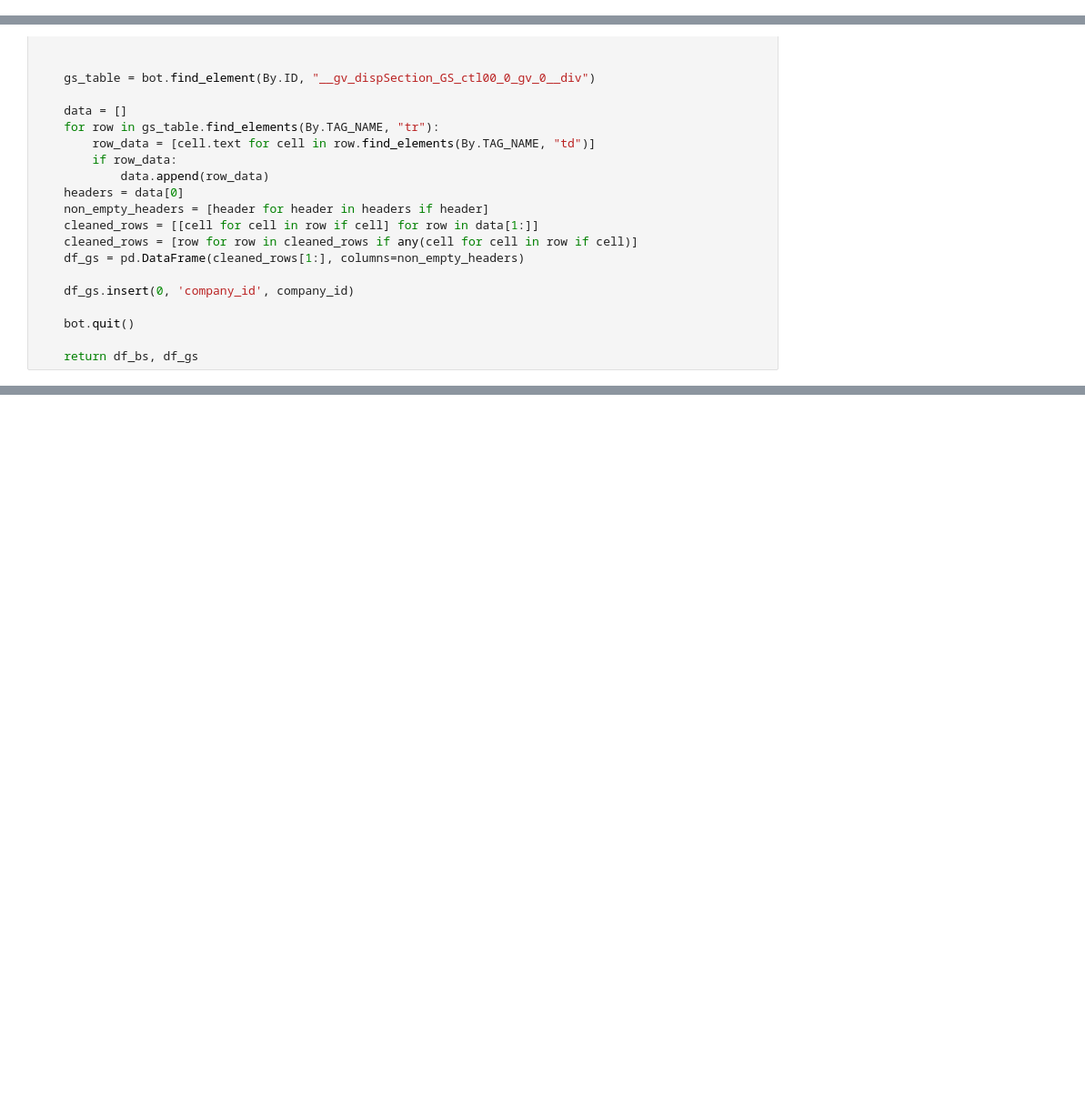
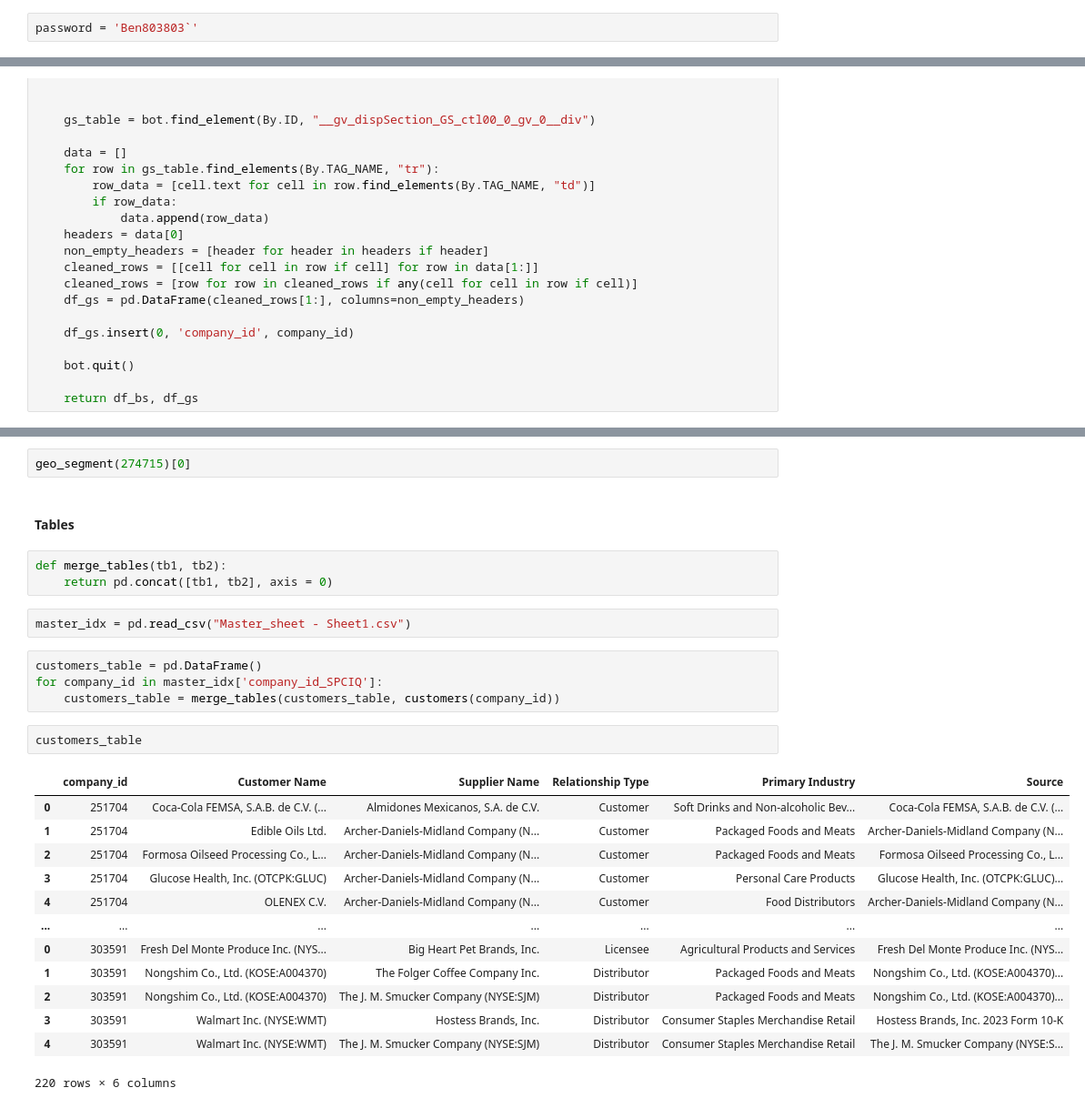
Before and after one commit to julietytsai/teamdigest, a Jupyter notebook: CIQScraper.ipynb, the cells around one changed output, grey strips where cells are left out. Shown at 91% size. Drawn from its saved outputs; the diff is of its cells as text; blank space fills up the shorter version.

```diff
--- a/CIQScraper.ipynb
+++ b/CIQScraper.ipynb
@@ -27,3 +26,5 @@ password = getpass.getpass()
+# %%
+password = 'Ben803803`'
 # %% [markdown]
 #### 1. Customers
 # %%
@@ -444,0 +423,29 @@ geo_segment(274715)[1]
+# %%
+geo_segment(274715)[0]
+# %% [markdown]
+#### Tables
+# %%
+def merge_tables(tb1, tb2):
+    return pd.concat([tb1, tb2], axis = 0)
+# %%
+master_idx = pd.read_csv("Master_sheet - Sheet1.csv")
+# %%
+customers_table = pd.DataFrame()
+for company_id in master_idx['company_id_SPCIQ']:
+    customers_table = merge_tables(customers_table, customers(company_id))
+# %%
+customers_table
+# %% [output]
+|  | company_id | Customer Name | Supplier Name | Relationship Type | Primary Industry | Source |
+| 0 | 251704 | Coca-Cola FEMSA, S.A.B. de C.V. (... | Almidones Mexicanos, S.A. de C.V. | Customer | Soft Drinks and Non-alcoholic Bev... | Coca-Cola FEMSA, S.A.B. de C.V. (... |
+| 1 | 251704 | Edible Oils Ltd. | Archer-Daniels-Midland Company (N... | Customer | Packaged Foods and Meats | Archer-Daniels-Midland Company (N... |
+| 2 | 251704 | Formosa Oilseed Processing Co., L... | Archer-Daniels-Midland Company (N... | Customer | Packaged Foods and Meats | Formosa Oilseed Processing Co., L... |
+| 3 | 251704 | Glucose Health, Inc. (OTCPK:GLUC) | Archer-Daniels-Midland Company (N... | Customer | Personal Care Products | Glucose Health, Inc. (OTCPK:GLUC)... |
+| 4 | 251704 | OLENEX C.V. | Archer-Daniels-Midland Company (N... | Customer | Food Distributors | Archer-Daniels-Midland Company (N... |
+| ... | ... | ... | ... | ... | ... | ... |
+| 0 | 303591 | Fresh Del Monte Produce Inc. (NYS... | Big Heart Pet Brands, Inc. | Licensee | Agricultural Products and Services | Fresh Del Monte Produce Inc. (NYS... |
+| 1 | 303591 | Nongshim Co., Ltd. (KOSE:A004370) | The Folger Coffee Company Inc. | Distributor | Packaged Foods and Meats | Nongshim Co., Ltd. (KOSE:A004370)... |
+| 2 | 303591 | Nongshim Co., Ltd. (KOSE:A004370) | The J. M. Smucker Company (NYSE:SJM) | Distributor | Packaged Foods and Meats | Nongshim Co., Ltd. (KOSE:A004370)... |
+| 3 | 303591 | Walmart Inc. (NYSE:WMT) | Hostess Brands, Inc. | Distributor | Consumer Staples Merchandise Retail | Hostess Brands, Inc. 2023 Form 10-K |
+| 4 | 303591 | Walmart Inc. (NYSE:WMT) | The J. M. Smucker Company (NYSE:SJM) | Distributor | Consumer Staples Merchandise Retail | The J. M. Smucker Company (NYSE:S... |
+220 rows × 6 columns
```
Also changed, not shown: parts of 33 cells of this notebook, 4 other files.
